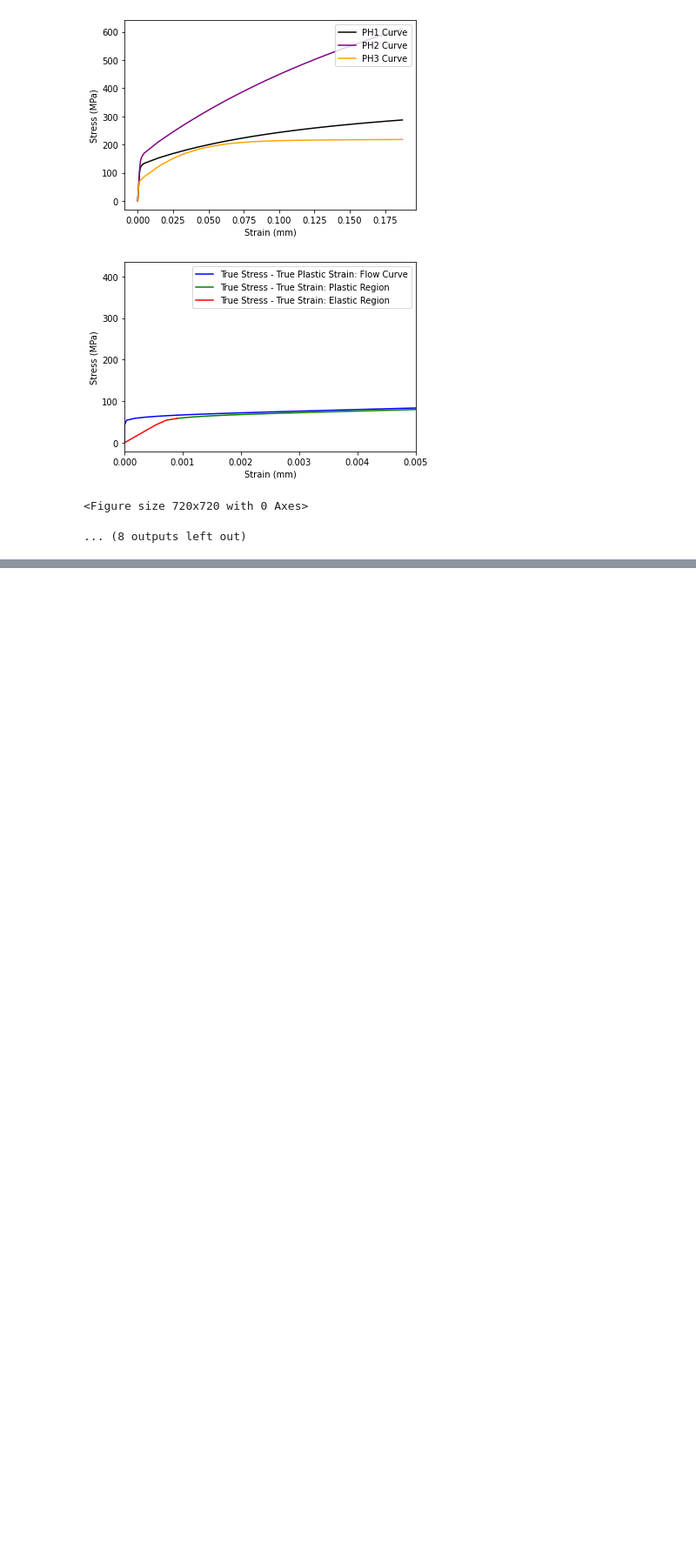
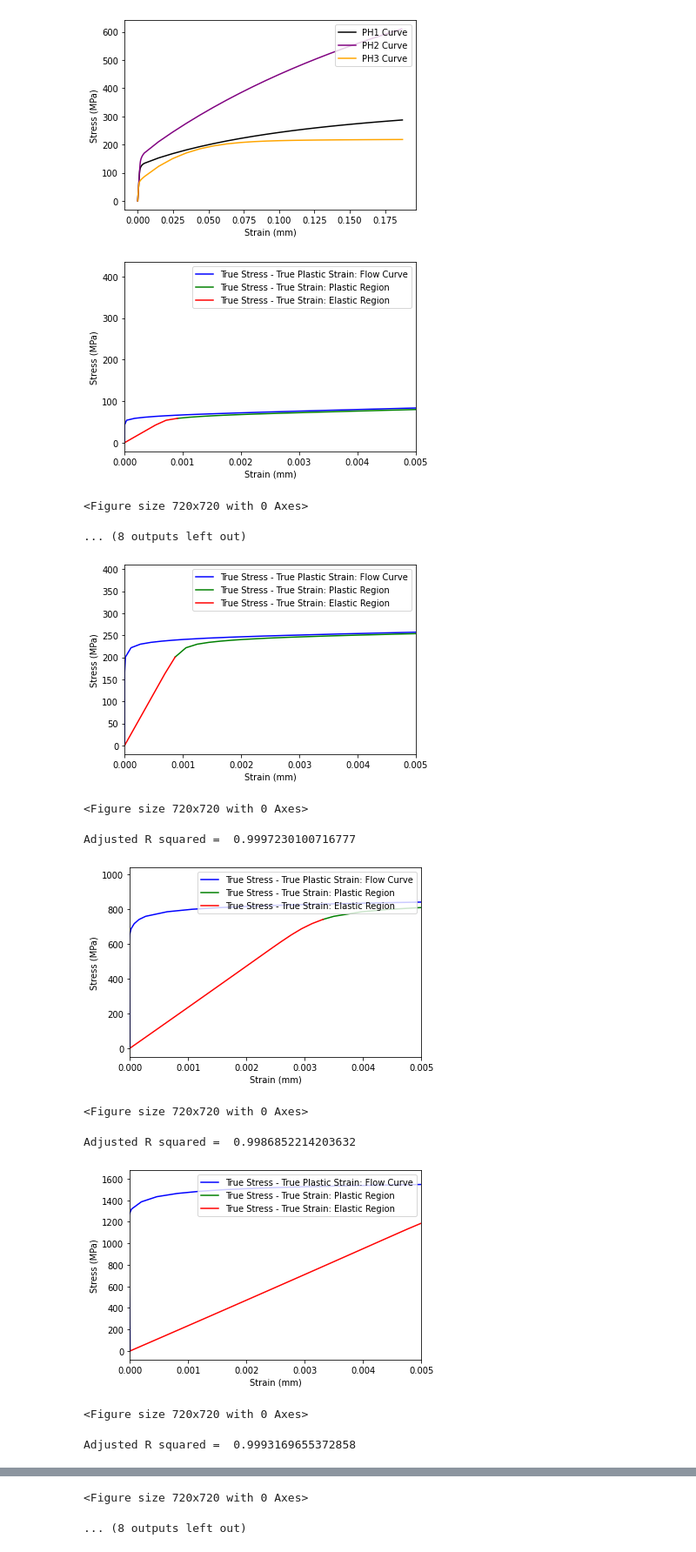
Before and after one commit to SpringNuance/Crystal-Plasticity-Thesis-Project, a Jupyter notebook: preprocessing_note.ipynb, the cells around one changed output, grey strips where cells are left out. Shown: that part at 87% size. Cells and saved outputs as stored; diff of their text form; code cells hidden in the pictures; blank space fills up the shorter version.

```diff
--- a/preprocessing_note.ipynb
+++ b/preprocessing_note.ipynb
@@ -179,3 +179,51 @@ Adjusted R squared =  0.9835458850601242
 [figure]
 <Figure size 720x720 with 0 Axes>
 ... (8 outputs left out)
+# %%
+material = "512grains512"
+CPLaw = "PH"
+trueStressStrain = []
+trueStress, trueStrain, truePlasticStrain = preprocessExperimentalCurve('G:H', CPLaw, material, True, 1)
+trueStressStrain.extend([trueStress, trueStrain])
+elasticStress, elasticStrain, trimmedStress, trimmedStrain, r2 = elastic(trueStress, trueStrain, truePlasticStrain)
+plot(elasticStress, elasticStrain, trimmedStress, trimmedStrain, trueStress, truePlasticStrain, r2)
+
+trueStress, trueStrain, truePlasticStrain = preprocessExperimentalCurve('N:O', CPLaw, material, True, 2)
+trueStressStrain.extend([trueStress, trueStrain])
+elasticStress, elasticStrain, trimmedStress, trimmedStrain, r2 = elastic(trueStress, trueStrain, truePlasticStrain)
+plot(elasticStress, elasticStrain, trimmedStress, trimmedStrain, trueStress, truePlasticStrain, r2)
+
+trueStress, trueStrain, truePlasticStrain = preprocessExperimentalCurve('T:U', CPLaw, material, True, 3)
+trueStressStrain.extend([trueStress, trueStrain])
+elasticStress, elasticStrain, trimmedStress, trimmedStrain, r2 = elastic(trueStress, trueStrain, truePlasticStrain)
+plot(elasticStress, elasticStrain, trimmedStress, trimmedStrain, trueStress, truePlasticStrain, r2)
+plot3curves(*trueStressStrain)
+
+material = "512grains512"
+CPLaw = "DB"
+trueStressStrain = []
+trueStress, trueStrain, truePlasticStrain = preprocessExperimentalCurve('G:H', CPLaw, material, True, 1)
+trueStressStrain.extend([trueStress, trueStrain])
+elasticStress, elasticStrain, trimmedStress, trimmedStrain, r2 = elastic(trueStress, trueStrain, truePlasticStrain)
+plot(elasticStress, elasticStrain, trimmedStress, trimmedStrain, trueStress, truePlasticStrain, r2)
+
+trueStress, trueStrain, truePlasticStrain = preprocessExperimentalCurve('M:N', CPLaw, material, True, 2)
+trueStressStrain.extend([trueStress, trueStrain])
+elasticStress, elasticStrain, trimmedStress, trimmedStrain, r2 = elastic(trueStress, trueStrain, truePlasticStrain)
+plot(elasticStress, elasticStrain, trimmedStress, trimmedStrain, trueStress, truePlasticStrain, r2)
+
+trueStress, trueStrain, truePlasticStrain = preprocessExperimentalCurve('S:T', CPLaw, material, True, 3)
+trueStressStrain.extend([trueStress, trueStrain])
+elasticStress, elasticStrain, trimmedStress, trimmedStrain, r2 = elastic(trueStress, trueStrain, truePlasticStrain)
+plot(elasticStress, elasticStrain, trimmedStress, trimmedStrain, trueStress, truePlasticStrain, r2)
+plot3curves(*trueStressStrain)
+# %% [output]
+[figure, added]
+<Figure size 720x720 with 0 Axes>
+Adjusted R squared =  0.9997230100716777
+[figure, added]
+<Figure size 720x720 with 0 Axes>
+Adjusted R squared =  0.9986852214203632
+[figure, added]
+<Figure size 720x720 with 0 Axes>
+Adjusted R squared =  0.9993169655372858
@@ -181,0 +232,2 @@ Adjusted R squared =  0.9835458850601242
+<Figure size 720x720 with 0 Axes>
+... (8 outputs left out)
```
Also changed, not shown: parts of 1 cell of this notebook, 24 other files.
